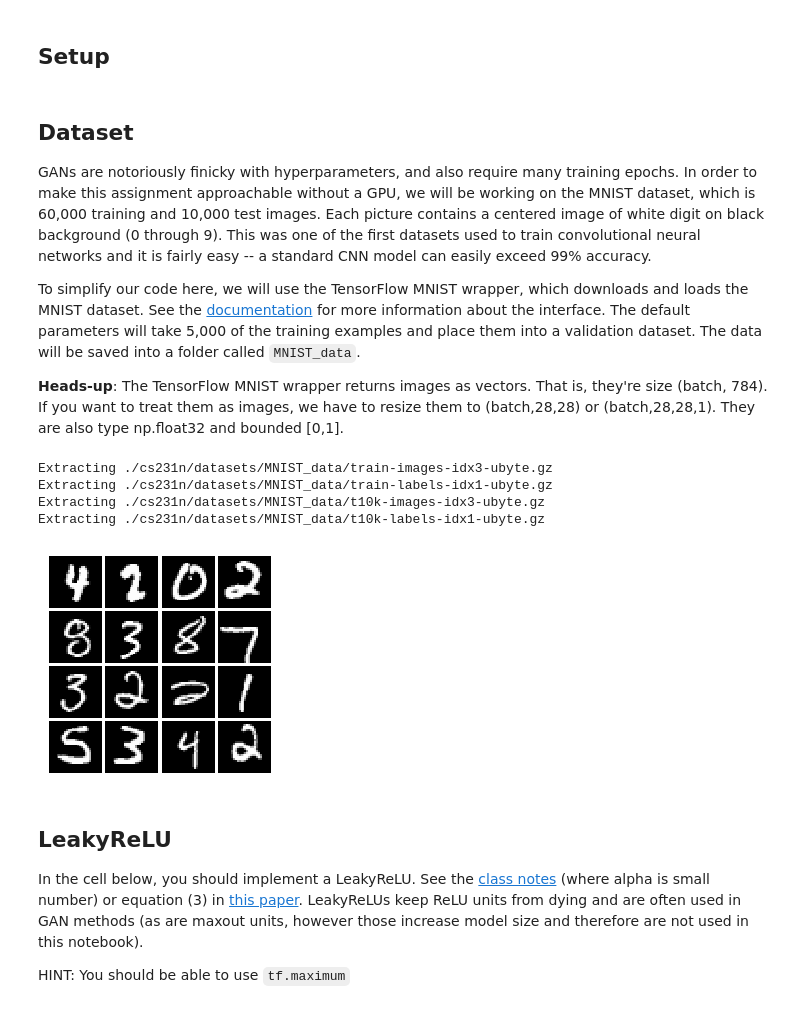
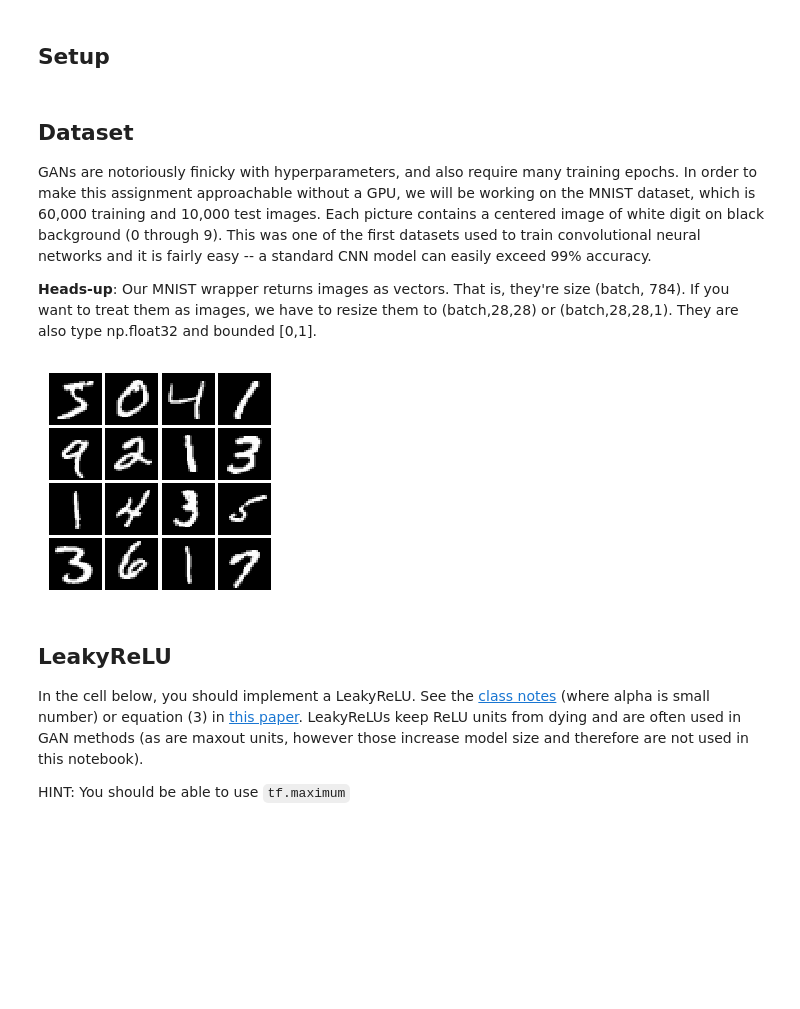
Before and after one commit to dhungle/CS231n-2018, a Jupyter notebook: assignment3/GANs-TensorFlow.ipynb, the cells around one changed output. Cells and saved outputs as stored; diff of their text form; code cells hidden in the pictures; blank space fills up the shorter version.

```diff
--- a/assignment3/GANs-TensorFlow.ipynb
+++ b/assignment3/GANs-TensorFlow.ipynb
@@ -93,21 +93,37 @@ answers = np.load('gan-checks-tf.npz')
 ## Dataset
  GANs are notoriously finicky with hyperparameters, and also require many training epochs. In order to make this assignment approachable without a GPU, we will be working on the MNIST dataset, which is 60,000 training and 10,000 test images. Each picture contains a centered image of white digit on black background (0 through 9). This was one of the first datasets used to train convolutional neural networks and it is fairly easy -- a standard CNN model can easily exceed 99% accuracy.
 
-To simplify our code here, we will use the TensorFlow MNIST wrapper, which downloads and loads the MNIST dataset. See the [documentation](https://github.com/tensorflow/tensorflow/blob/master/tensorflow/contrib/learn/python/learn/datasets/mnist.py) for more information about the interface. The default parameters will take 5,000 of the training examples and place them into a validation dataset. The data will be saved into a folder called `MNIST_data`.
 
-**Heads-up**: The TensorFlow MNIST wrapper returns images as vectors. That is, they're size (batch, 784). If you want to treat them as images, we have to resize them to (batch,28,28) or (batch,28,28,1). They are also type np.float32 and bounded [0,1].
+**Heads-up**: Our MNIST wrapper returns images as vectors. That is, they're size (batch, 784). If you want to treat them as images, we have to resize them to (batch,28,28) or (batch,28,28,1). They are also type np.float32 and bounded [0,1].
-# %%
-from tensorflow.examples.tutorials.mnist import input_data
-mnist = input_data.read_data_sets('./cs231n/datasets/MNIST_data', one_hot=False)
-
-# show a batch
-show_images(mnist.train.next_batch(16)[0])
-# %% [output]
-Extracting ./cs231n/datasets/MNIST_data/train-images-idx3-ubyte.gz
-Extracting ./cs231n/datasets/MNIST_data/train-labels-idx1-ubyte.gz
-Extracting ./cs231n/datasets/MNIST_data/t10k-images-idx3-ubyte.gz
-Extracting ./cs231n/datasets/MNIST_data/t10k-labels-idx1-ubyte.gz
-[figure, removed]
+# %%
+class MNIST(object):
+    def __init__(self, batch_size, shuffle=False):
+        """
+        Construct an iterator object over the MNIST data
+
+        Inputs:
+        - batch_size: Integer giving number of elements per minibatch
+        - shuffle: (optional) Boolean, whether to shuffle the data on each epoch
+        """
+        train, _ = tf.keras.datasets.mnist.load_data()
+        X, y = train
+        X = X.astype(np.float32)/255
+        X = X.reshape((X.shape[0], -1))
+        self.X, self.y = X, y
+        self.batch_size, self.shuffle = batch_size, shuffle
+
+    def __iter__(self):
+        N, B = self.X.shape[0], self.batch_size
+        idxs = np.arange(N)
+        if self.shuffle:
+            np.random.shuffle(idxs)
+        return iter((self.X[i:i+B], self.y[i:i+B]) for i in range(0, N, B))
+# %%
+# show a batch
+mnist = MNIST(batch_size=16)
+show_images(mnist.X[:16])
+# %% [output]
+[figure, added]
 # %% [markdown]
 ## LeakyReLU
 In the cell below, you should implement a LeakyReLU. See the [class notes](http://cs231n.github.io/neural-networks-1/) (where alpha is small number) or equation (3) in [this paper](http://ai.stanford.edu/~amaas/papers/relu_hybrid_icml2013_final.pdf). LeakyReLUs keep ReLU units from dying and are often used in GAN methods (as are maxout units, however those increase model size and therefore are not used in this notebook).
```
Also changed, not shown: parts of 32 cells of this notebook, 17 other files.
